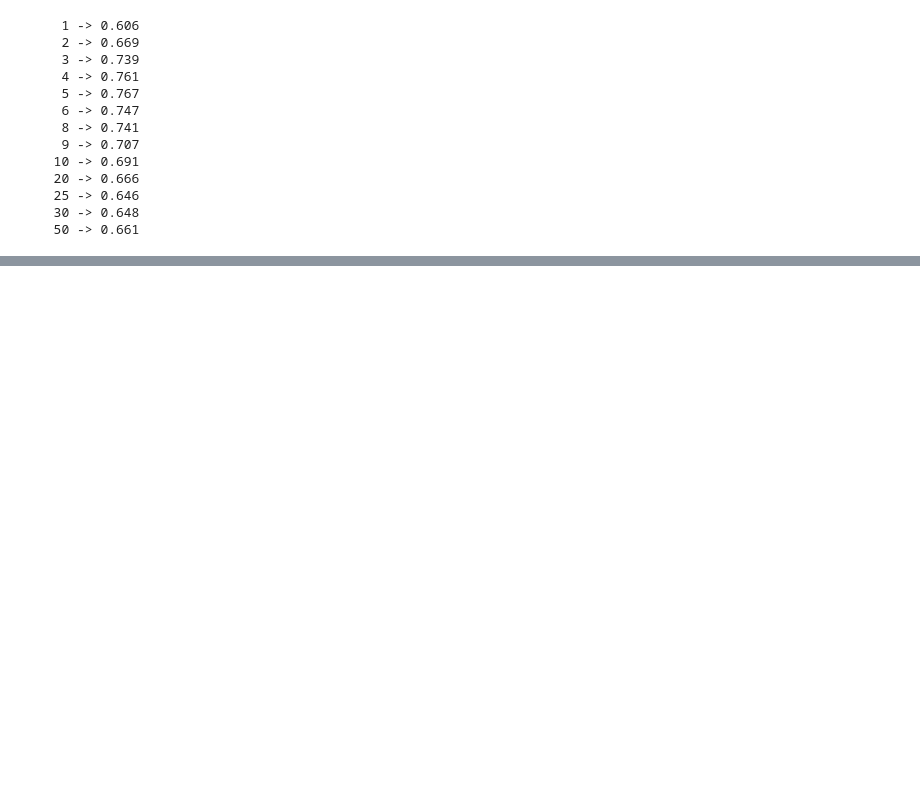
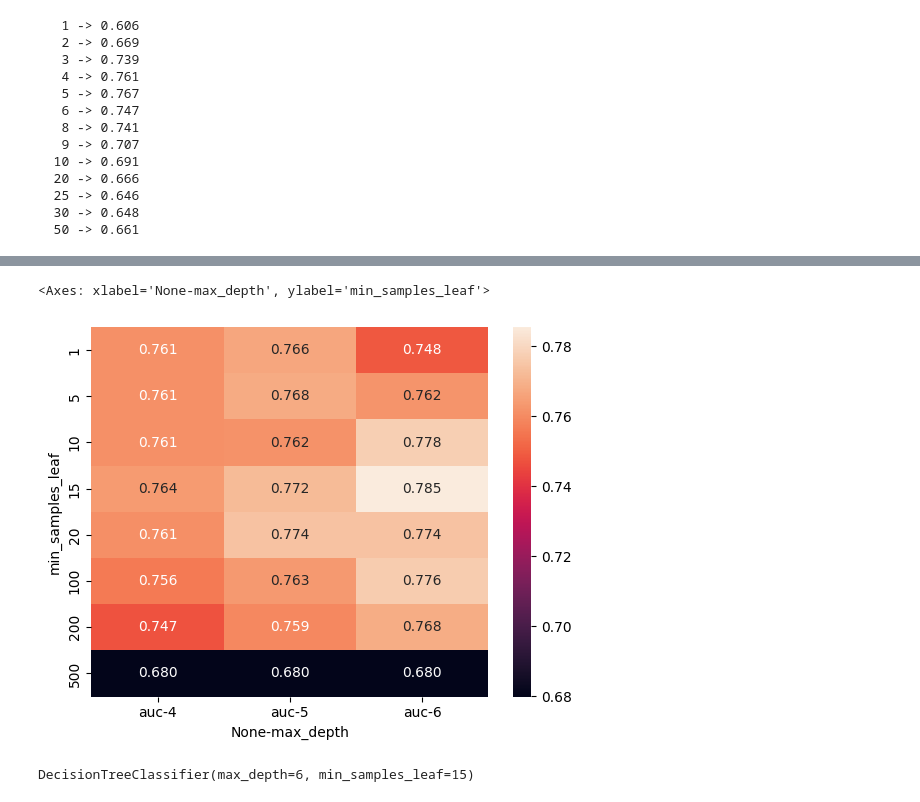
Before and after one commit to Metaphysicist1/Credit_Score_Classifier, a Jupyter notebook: week6/scripts/eda.ipynb, the cells around one changed output, grey strips where cells are left out. Saved outputs shown, nothing was run; the diff lists cells and outputs as text; code cells hidden in the pictures; blank space fills up the shorter version.

```diff
--- a/week6/scripts/eda.ipynb
+++ b/week6/scripts/eda.ipynb
@@ -238,0 +253,10 @@ ValueError: Index contains duplicate entries, cannot reshape
+# %%
+sns.heatmap(df_scores_pivot,annot=True,fmt=".3f")
+# %% [output]
+<Axes: xlabel='None-max_depth', ylabel='min_samples_leaf'>
+[figure, added]
+# %%
+dt = DecisionTreeClassifier(max_depth=6,min_samples_leaf=15)
+dt.fit(X_train,y_train)
+# %% [output]
+DecisionTreeClassifier(max_depth=6, min_samples_leaf=15)
```
Also changed, not shown: parts of 9 cells of this notebook.
